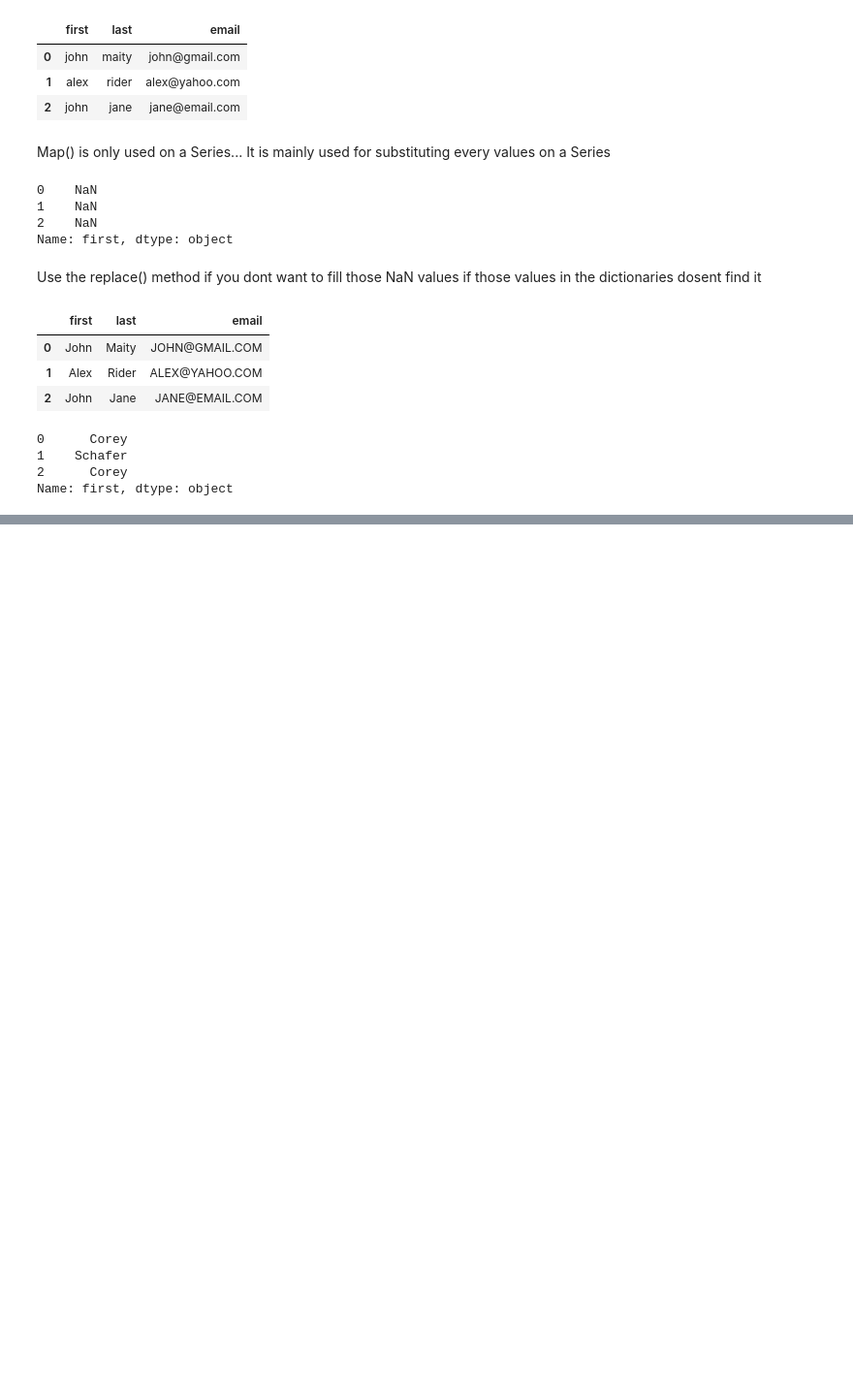
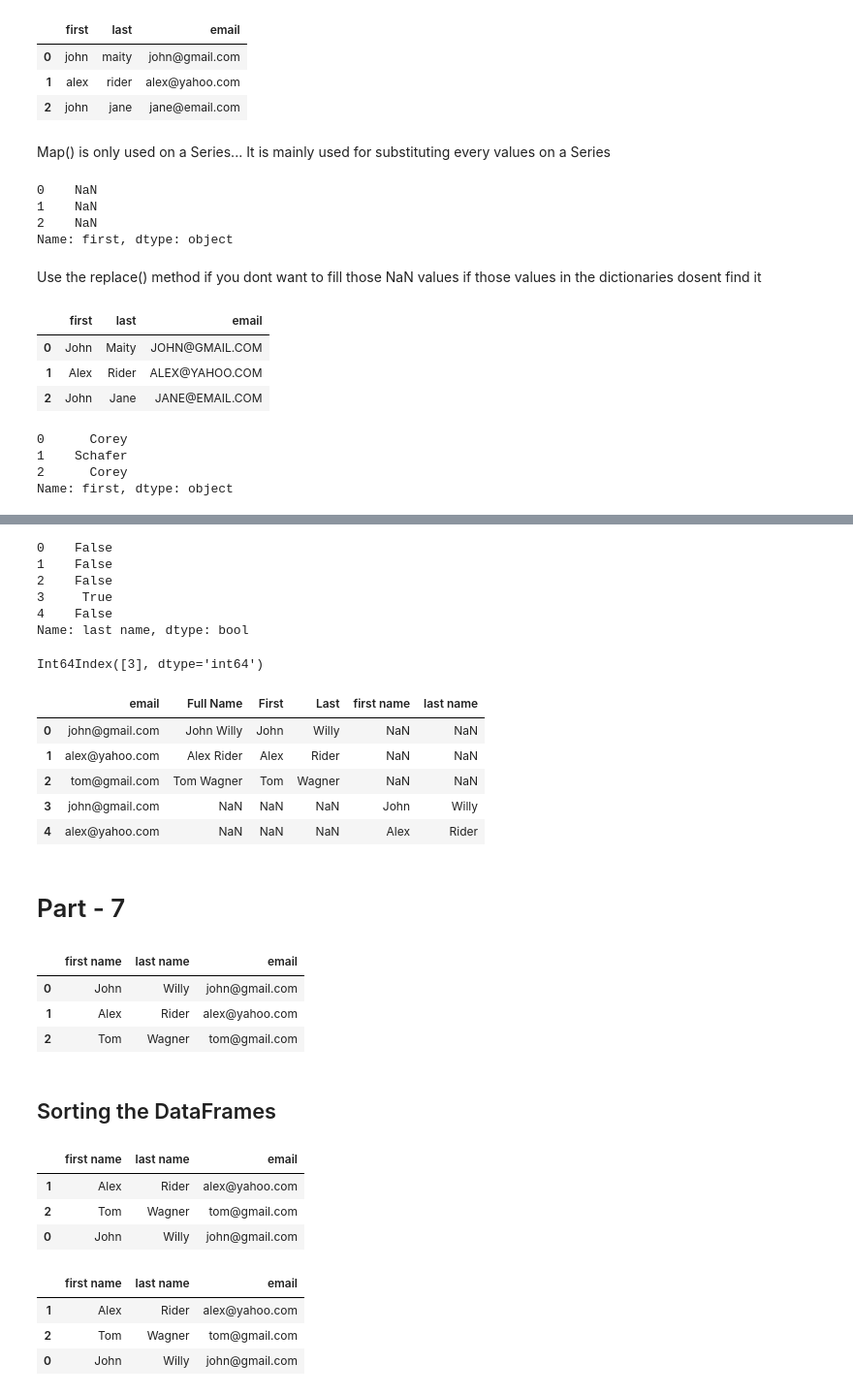
Before and after one commit to AbhishekMaity001/Python-Code-Snippets, a Jupyter notebook: Pandas/Pandas codes-1.ipynb, the cells around one changed output, grey strips where cells are left out. Shown at 97% size. Cells and saved outputs as stored; diff of their text form; code cells hidden in the pictures; blank space fills up the shorter version.

```diff
--- a/Pandas/Pandas codes-1.ipynb
+++ b/Pandas/Pandas codes-1.ipynb
@@ -472,0 +608,54 @@ Name: first, dtype: object
+# %%
+filt
+# %% [output]
+0    False
+1    False
+2    False
+3     True
+4    False
+Name: last name, dtype: bool
+# %%
+df[filt].index
+# %% [output]
+Int64Index([3], dtype='int64')
+# %%
+df
+# %% [output]
+|  | email | Full Name | First | Last | first name | last name |
+| 0 | john@gmail.com | John Willy | John | Willy | NaN | NaN |
+| 1 | alex@yahoo.com | Alex Rider | Alex | Rider | NaN | NaN |
+| 2 | tom@gmail.com | Tom Wagner | Tom | Wagner | NaN | NaN |
+| 3 | john@gmail.com | NaN | NaN | NaN | John | Willy |
+| 4 | alex@yahoo.com | NaN | NaN | NaN | Alex | Rider |
+# %% [markdown]
+# Part - 7
+# %%
+people = {
+    "first name" : ["John","Alex","Tom"],
+    "last name" : ["Willy","Rider","Wagner"],
+    "email" : ["john@gmail.com","alex@yahoo.com","tom@gmail.com"]
+}
+people
+df = pd.DataFrame(people)
+df
+# %% [output]
+|  | first name | last name | email |
+| 0 | John | Willy | john@gmail.com |
+| 1 | Alex | Rider | alex@yahoo.com |
+| 2 | Tom | Wagner | tom@gmail.com |
+# %% [markdown]
+## Sorting the DataFrames
+# %%
+df.sort_values(by='last name', ascending=True)
+# %% [output]
+|  | first name | last name | email |
+| 1 | Alex | Rider | alex@yahoo.com |
+| 2 | Tom | Wagner | tom@gmail.com |
+| 0 | John | Willy | john@gmail.com |
+# %%
+df.sort_values(by=['last name', 'first name'], ascending=[True, False])
+# %% [output]
+|  | first name | last name | email |
+| 1 | Alex | Rider | alex@yahoo.com |
+| 2 | Tom | Wagner | tom@gmail.com |
+| 0 | John | Willy | john@gmail.com |
```
Also changed, not shown: parts of 22 cells of this notebook, 4 other files.
